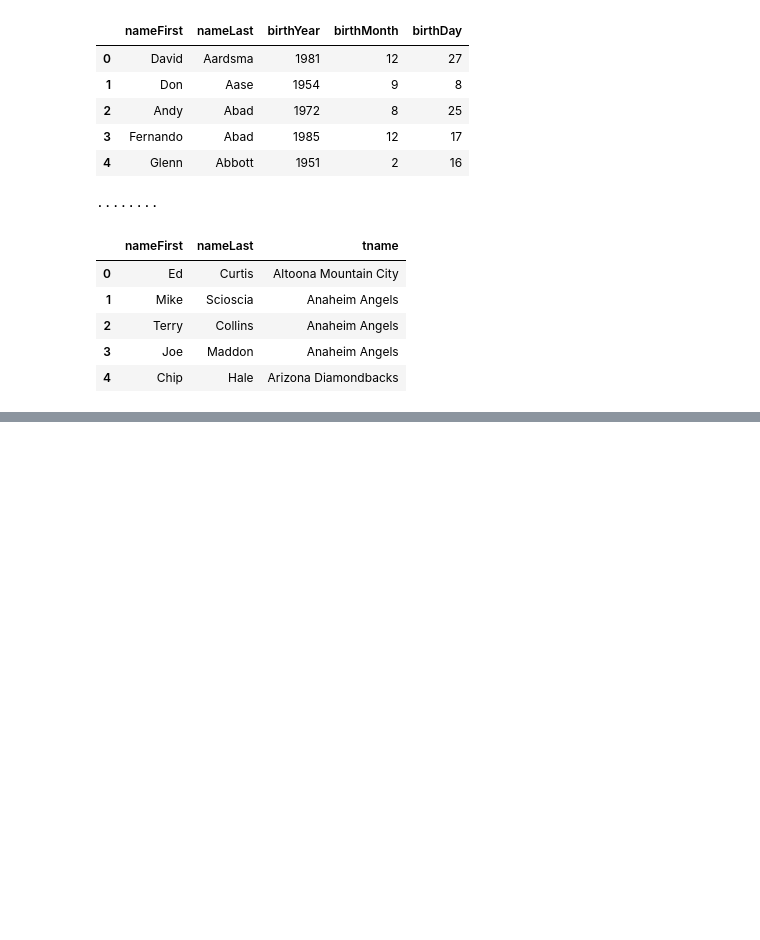
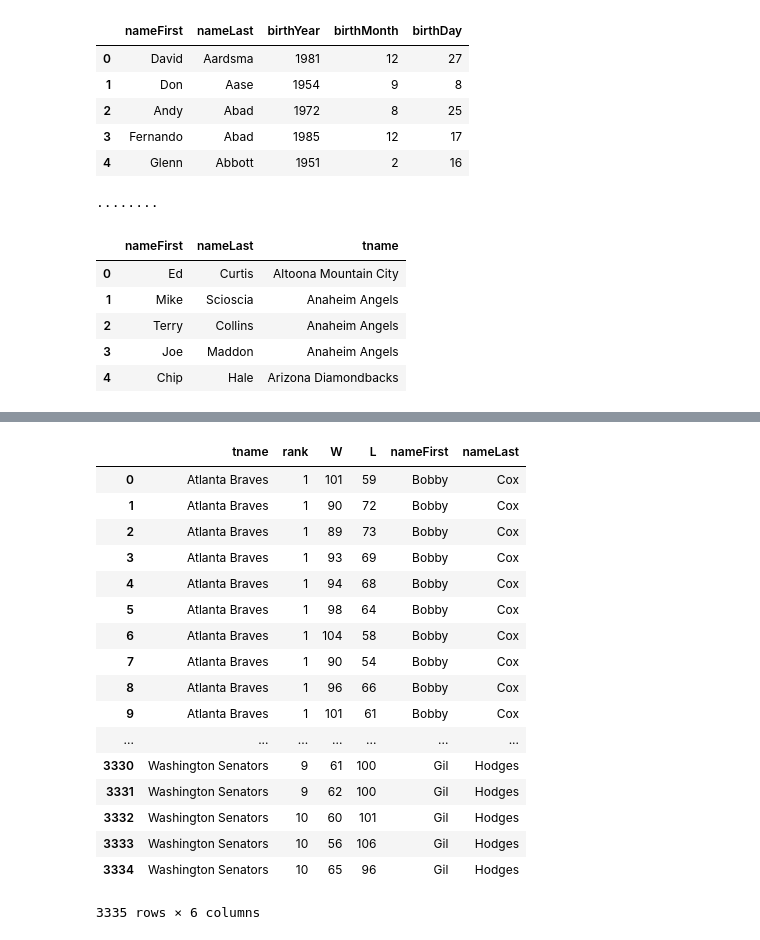
Before and after one commit to augustja/GB-opdracht3, a Jupyter notebook: src/Project_K.ipynb, the cells around one changed output, grey strips where cells are left out. Cells and saved outputs as stored; diff of their text form; code cells hidden in the pictures; blank space fills up the shorter version.

```diff
--- a/src/Project_K.ipynb
+++ b/src/Project_K.ipynb
@@ -206,14 +206,16 @@ df.head()
 def query_04(connection, column_names, datum_x='1980-01-01', datum_y='1980-01-01'):
     # Bouw je query
     query="""
-    SELECT t.name, t.Rank, t.W, t.L, MS.nameFirst, MS.nameLast
+    SELECT DISTINCT t.name, t.Rank, t.W, t.L, MS.nameFirst, MS.nameLast
     FROM   Teams as t, Managers as MG, Master as MS, Halloffame as HF
     WHERE  MS.playerID = MG.playerID AND HF.playerID = MG.playerID
            AND MG.teamID = t.teamID
            AND HF.yearid > {}
+           AND MG.yearID < {}
+    ORDER by t.name, t.Rank;
+    """.format(datum_x, datum_y)
+    ####hoe variablen binnen krijgen
 
-    """
-    FOUTTTT
     # Stap 2 & 3
     res = run_query(connection, query)         # Query uitvoeren
     df = res_to_df(res, column_names)          # Query in DataFrame brengen
@@ -229,12 +233,31 @@ c = verbind_met_GB(username, hostname, db)
 # %%
 # De voorbeeldquery heeft dezelfde kolomnamen als query 1, dus we gebruiken die
 kolommen = col_names['query_04']
 
 # Functie uitvoeren, geeft resultaat van de query in een DataFrame
-df = query_04(c, col_names['query_04'])
+df = query_04(c, col_names['query_04'], datum_x='1980-01-01', datum_y='1980-01-01')
 
 # We inspecteren de eerste paar resultaten (voor alles te zien: laat .head() weg)
-df.head()
+df
+# %% [output]
+|  | tname | rank | W | L | nameFirst | nameLast |
+| 0 | Atlanta Braves | 1 | 101 | 59 | Bobby | Cox |
+| 1 | Atlanta Braves | 1 | 90 | 72 | Bobby | Cox |
+| 2 | Atlanta Braves | 1 | 89 | 73 | Bobby | Cox |
+| 3 | Atlanta Braves | 1 | 93 | 69 | Bobby | Cox |
+| 4 | Atlanta Braves | 1 | 94 | 68 | Bobby | Cox |
+| 5 | Atlanta Braves | 1 | 98 | 64 | Bobby | Cox |
+| 6 | Atlanta Braves | 1 | 104 | 58 | Bobby | Cox |
+| 7 | Atlanta Braves | 1 | 90 | 54 | Bobby | Cox |
+| 8 | Atlanta Braves | 1 | 96 | 66 | Bobby | Cox |
+| 9 | Atlanta Braves | 1 | 101 | 61 | Bobby | Cox |
+| ... | ... | ... | ... | ... | ... | ... |
+| 3330 | Washington Senators | 9 | 61 | 100 | Gil | Hodges |
+| 3331 | Washington Senators | 9 | 62 | 100 | Gil | Hodges |
+| 3332 | Washington Senators | 10 | 60 | 101 | Gil | Hodges |
+| 3333 | Washington Senators | 10 | 56 | 106 | Gil | Hodges |
+| 3334 | Washington Senators | 10 | 65 | 96 | Gil | Hodges |
+3335 rows × 6 columns
 # %%
 def query_05(connection, column_names):
     # Bouw je query
```
Also changed, not shown: parts of 10 cells of this notebook.
